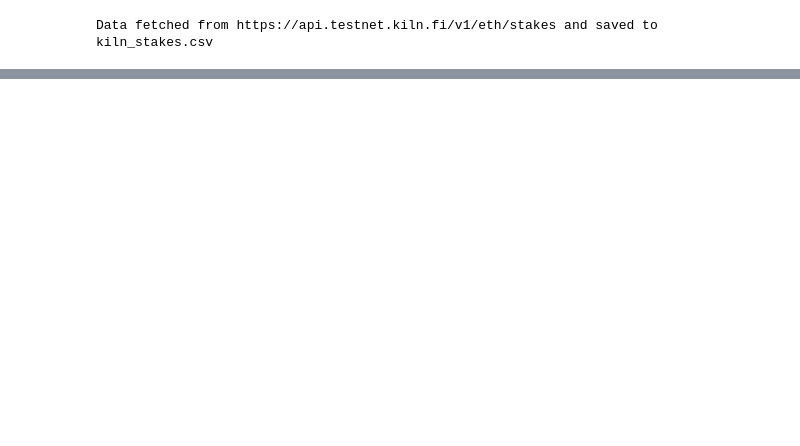
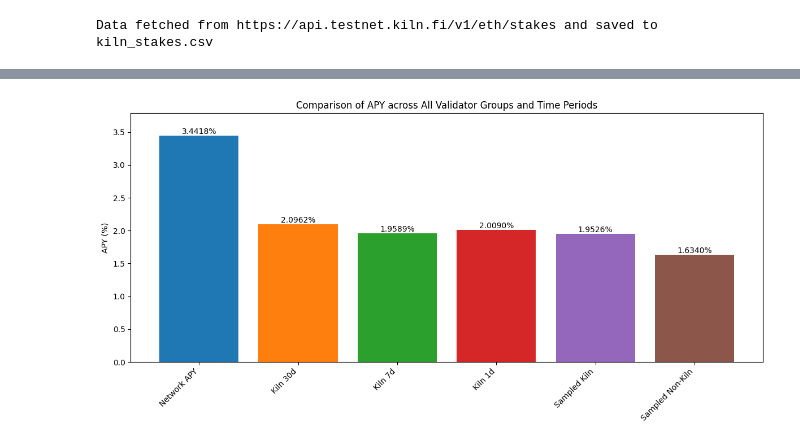
Before and after one commit to jpg1129/Kiln-Take-Home, a Jupyter notebook: main.ipynb, the cells around one changed output, grey strips where cells are left out. Saved outputs shown, nothing was run; the diff lists cells and outputs as text; code cells hidden in the pictures; blank space fills up the shorter version.

```diff
--- a/main.ipynb
+++ b/main.ipynb
@@ -54,0 +273,27 @@ print(a)
+# %%
+
+# Create a  graph to compare all APYs
+plt.figure(figsize=(12, 6))
+
+all_labels = ['Network APY', 'Kiln 30d', 'Kiln 7d', 'Kiln 1d', 'Sampled Kiln', 'Sampled Non-Kiln']
+all_values = [overall_network_apy, kiln_df['last_30d'][0], kiln_df['last_7d'][0],
+              kiln_df['last_1d'][0], sampled_kiln_apy, sampled_non_kiln_apy]
+
+bars = plt.bar(all_labels, all_values, color=['#1f77b4', '#ff7f0e', '#2ca02c', '#d62728', '#9467bd', '#8c564b'])
+plt.title('Comparison of APY across All Validator Groups and Time Periods')
+plt.ylabel('APY (%)')
+plt.ylim(0, max(all_values) * 1.1)
+
+for bar in bars:
+    height = bar.get_height()
+    plt.text(bar.get_x() + bar.get_width()/2., height,
+             f'{height:.4f}%',
+             ha='center', va='bottom')
+
+plt.xticks(rotation=45, ha='right')
+plt.tight_layout()
+plt.show()
+
+# ... (keep the previous comparison analysis code) ...
+# %% [output]
+[figure, added]
```
Also changed, not shown: parts of 17 cells of this notebook, 6 other files.
